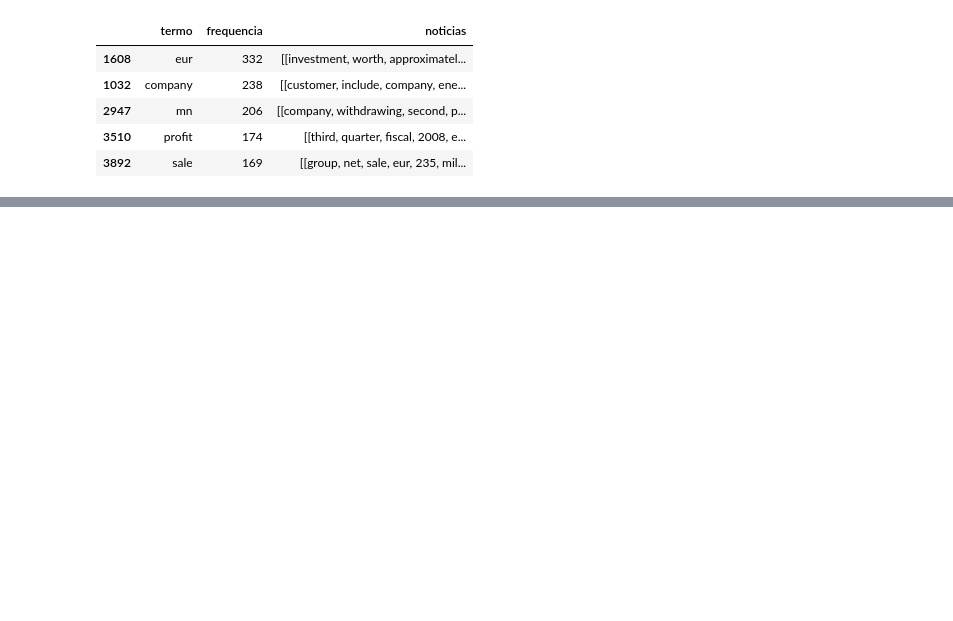
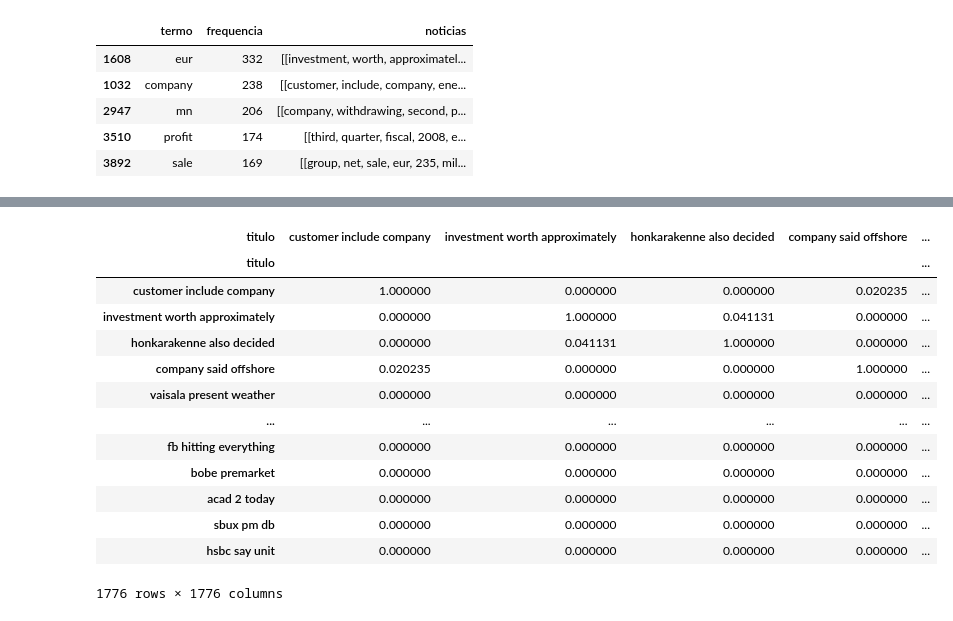
Before and after one commit to caua-braga-de-lima/news_sentiment_analyzer, a Jupyter notebook: DESAFIO2_DEMODAY.ipynb, the cells around one changed output, grey strips where cells are left out. Saved outputs shown, nothing was run; the diff lists cells and outputs as text; code cells hidden in the pictures; blank space fills up the shorter version.

```diff
--- a/DESAFIO2_DEMODAY.ipynb
+++ b/DESAFIO2_DEMODAY.ipynb
@@ -420,3 +420,34 @@ wordfreq.save('2_frequencia_termos.html')
 wordfreq
 # %% [output]
 [interactive output not drawn]
+# %%
+from sklearn.feature_extraction.text import TfidfVectorizer
+from sklearn.metrics.pairwise import cosine_similarity
+# Converter listas de tokens em strings
+df_balanceado['noticia_str'] = df_balanceado['Sentence'].apply(lambda tokens: ' '.join(tokens))
+
+# Vetorização de Texto
+vectorizer = TfidfVectorizer()
+tfidf_matrix = vectorizer.fit_transform(df_balanceado['noticia_str'])
+
+# Cálculo da Similaridade de Cosseno
+similarities = cosine_similarity(tfidf_matrix, tfidf_matrix)
+
+# Criação do Novo Conjunto de Dados
+similarities_df = pd.DataFrame(similarities, columns=df_balanceado['titulo'], index=df_balanceado['titulo'])
+similarities_df
+# %% [output]
+| titulo | customer include company | investment worth approximately | honkarakenne also decided | company said offshore | ... |
+| titulo |  |  |  |  | ... |
+| customer include company | 1.000000 | 0.000000 | 0.000000 | 0.020235 | ... |
+| investment worth approximately | 0.000000 | 1.000000 | 0.041131 | 0.000000 | ... |
+| honkarakenne also decided | 0.000000 | 0.041131 | 1.000000 | 0.000000 | ... |
+| company said offshore | 0.020235 | 0.000000 | 0.000000 | 1.000000 | ... |
+| vaisala present weather | 0.000000 | 0.000000 | 0.000000 | 0.000000 | ... |
+| ... | ... | ... | ... | ... | ... |
+| fb hitting everything | 0.000000 | 0.000000 | 0.000000 | 0.000000 | ... |
+| bobe premarket | 0.000000 | 0.000000 | 0.000000 | 0.000000 | ... |
+| acad 2 today | 0.000000 | 0.000000 | 0.000000 | 0.000000 | ... |
+| sbux pm db | 0.000000 | 0.000000 | 0.000000 | 0.000000 | ... |
+| hsbc say unit | 0.000000 | 0.000000 | 0.000000 | 0.000000 | ... |
+1776 rows × 1776 columns
```
Also changed, not shown: parts of 2 cells of this notebook.
